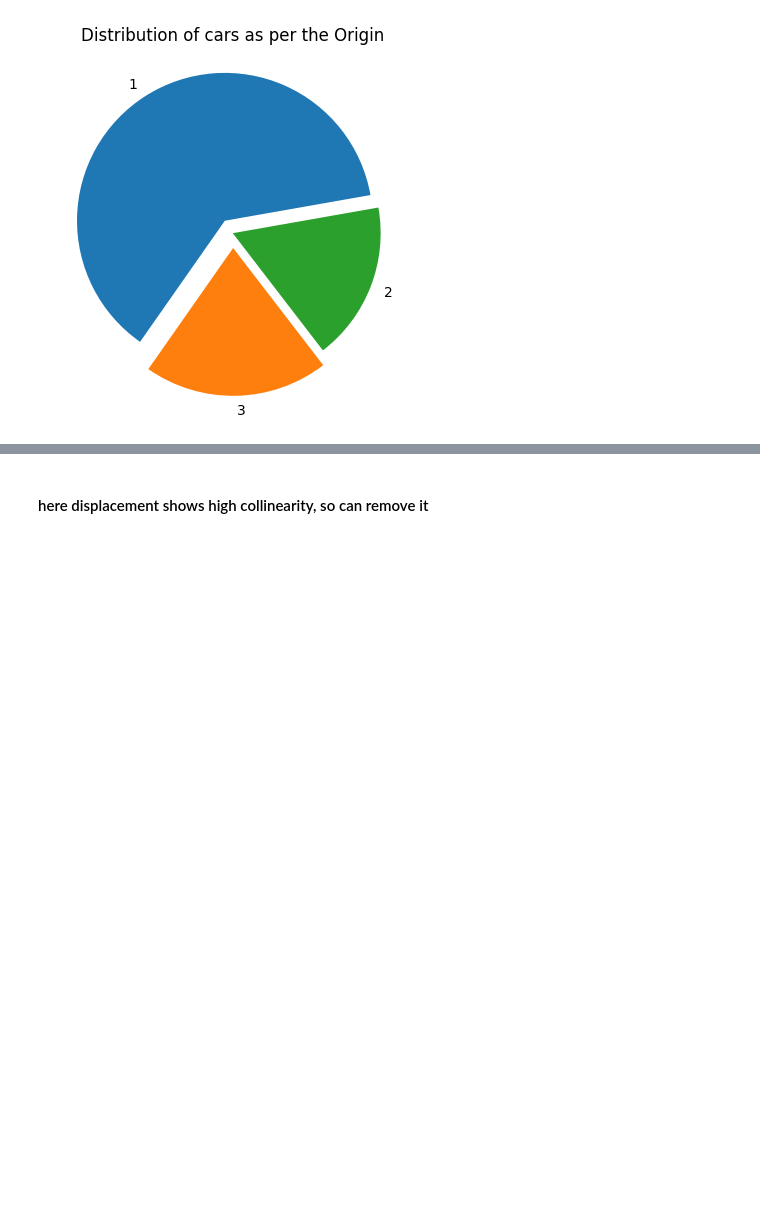
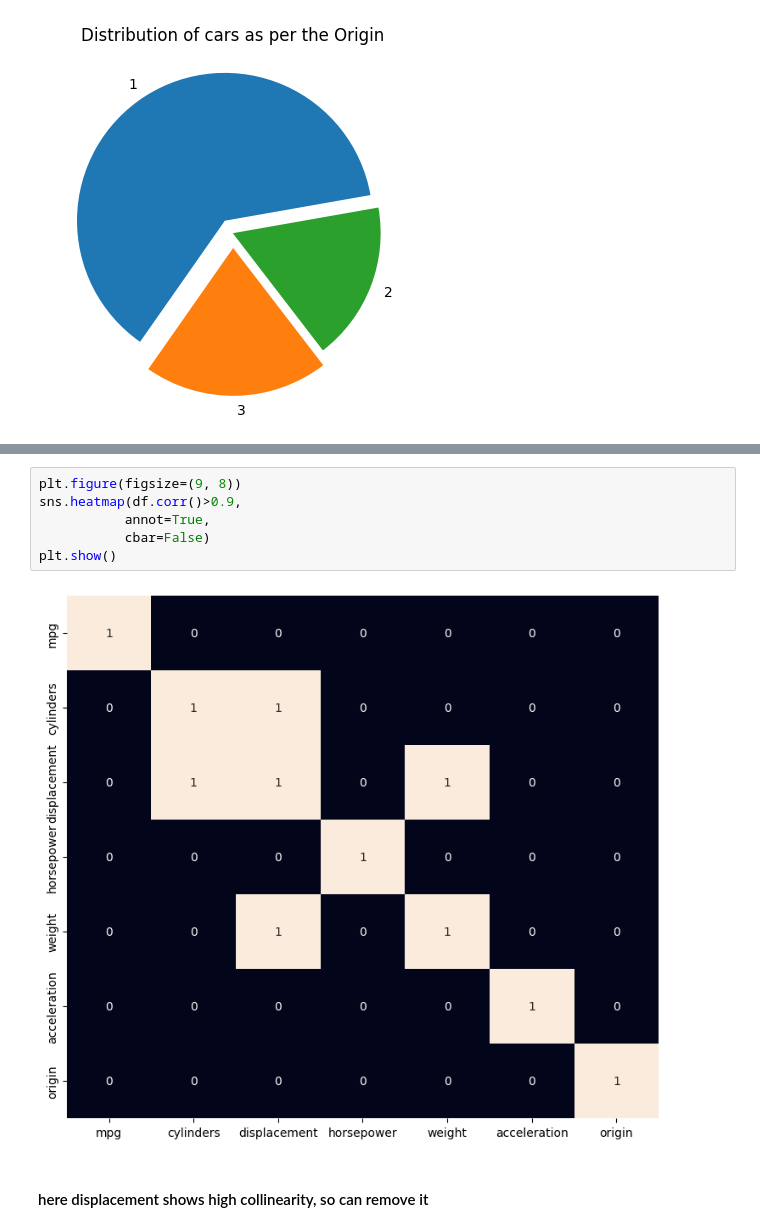
Before and after one commit to johann-liebert1/Fuel-Efficiency-Prediction, a Jupyter notebook: FuelEfiiciencyPrediction.ipynb, the cells around one changed output, grey strips where cells are left out. Drawn from its saved outputs; the diff is of its cells as text; blank space fills up the shorter version.

```diff
--- a/FuelEfiiciencyPrediction.ipynb
+++ b/FuelEfiiciencyPrediction.ipynb
@@ -247,3 +248,11 @@ plt.show()
+# %%
+plt.figure(figsize=(9, 8))
+sns.heatmap(df.corr()>0.9,
+           annot=True,
+           cbar=False)
+plt.show()
+# %% [output]
+[figure, added]
 # %% [markdown]
 #### here displacement shows high collinearity, so can remove it
 # %%
```
Also changed, not shown: parts of 16 cells of this notebook.
